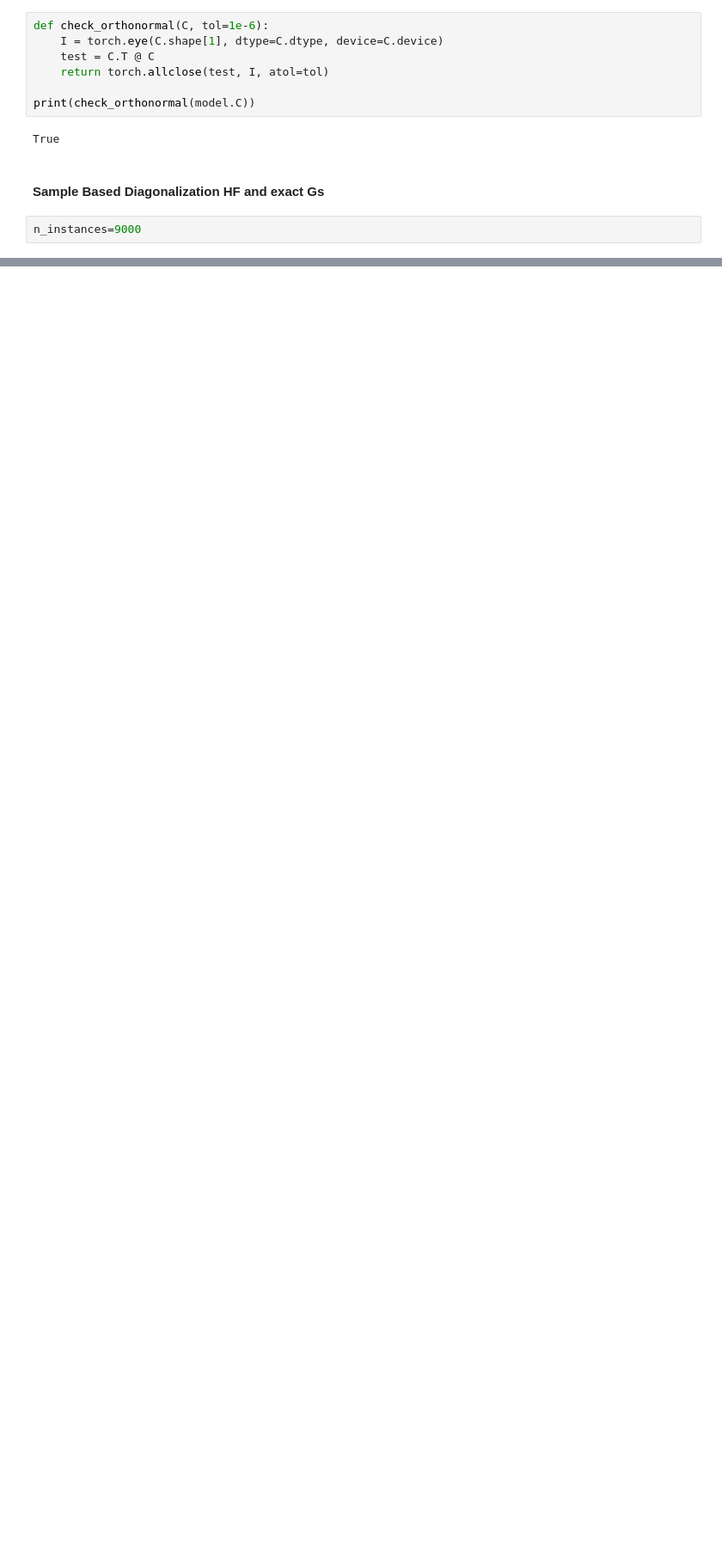
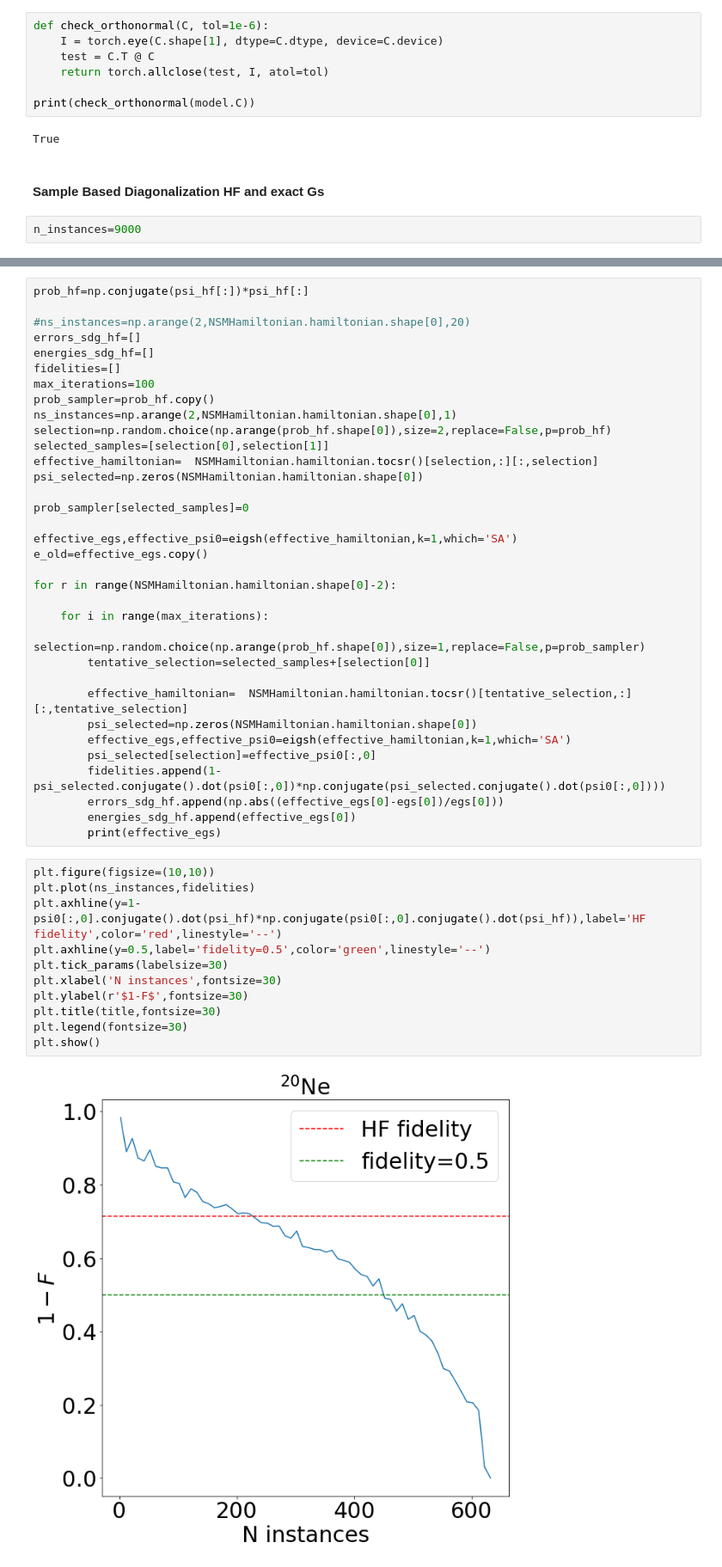
Before and after one commit to emacosta95/QuantumMachineLearningFermions, a Jupyter notebook: HartreeFock.ipynb, the cells around one changed output, grey strips where cells are left out. Shown at 86% size. Drawn from its saved outputs; the diff is of its cells as text; blank space fills up the shorter version.

```diff
--- a/HartreeFock.ipynb
+++ b/HartreeFock.ipynb
@@ -225,2 +232,49 @@ for n_instances in ns_instances:
+# %%
+prob_hf=np.conjugate(psi_hf[:])*psi_hf[:]
+
+#ns_instances=np.arange(2,NSMHamiltonian.hamiltonian.shape[0],20)
+errors_sdg_hf=[]
+energies_sdg_hf=[]
+fidelities=[]
+max_iterations=100
+prob_sampler=prob_hf.copy()
+ns_instances=np.arange(2,NSMHamiltonian.hamiltonian.shape[0],1)
+selection=np.random.choice(np.arange(prob_hf.shape[0]),size=2,replace=False,p=prob_hf)
+selected_samples=[selection[0],selection[1]]
+effective_hamiltonian=  NSMHamiltonian.hamiltonian.tocsr()[selection,:][:,selection]
+psi_selected=np.zeros(NSMHamiltonian.hamiltonian.shape[0])
+
+prob_sampler[selected_samples]=0
+
+effective_egs,effective_psi0=eigsh(effective_hamiltonian,k=1,which='SA')
+e_old=effective_egs.copy()
+
+for r in range(NSMHamiltonian.hamiltonian.shape[0]-2):
+
+    for i in range(max_iterations):
+        selection=np.random.choice(np.arange(prob_hf.shape[0]),size=1,replace=False,p=prob_sampler)
+        tentative_selection=selected_samples+[selection[0]]
+
+        effective_hamiltonian=  NSMHamiltonian.hamiltonian.tocsr()[tentative_selection,:][:,tentative_selection]
+        psi_selected=np.zeros(NSMHamiltonian.hamiltonian.shape[0])
+        effective_egs,effective_psi0=eigsh(effective_hamiltonian,k=1,which='SA')
+        psi_selected[selection]=effective_psi0[:,0]
+        fidelities.append(1-psi_selected.conjugate().dot(psi0[:,0])*np.conjugate(psi_selected.conjugate().dot(psi0[:,0])))
+        errors_sdg_hf.append(np.abs((effective_egs[0]-egs[0])/egs[0]))
+        energies_sdg_hf.append(effective_egs[0])
+        print(effective_egs)
+# %%
+plt.figure(figsize=(10,10))
+plt.plot(ns_instances,fidelities)
+plt.axhline(y=1-psi0[:,0].conjugate().dot(psi_hf)*np.conjugate(psi0[:,0].conjugate().dot(psi_hf)),label='HF fidelity',color='red',linestyle='--')
+plt.axhline(y=0.5,label='fidelity=0.5',color='green',linestyle='--')
+plt.tick_params(labelsize=30)
+plt.xlabel('N instances',fontsize=30)
+plt.ylabel(r'$1-F$',fontsize=30)
+plt.title(title,fontsize=30)
+plt.legend(fontsize=30)
+plt.show()
+# %% [output]
+[figure, added]
 # %%
 plt.figure(figsize=(10,10))
```
Also changed, not shown: parts of 6 cells of this notebook.
